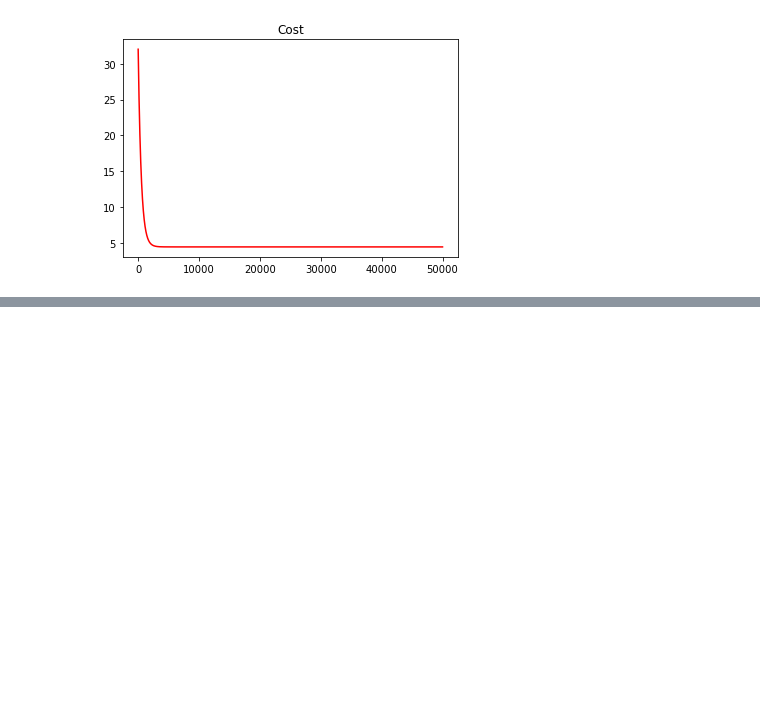
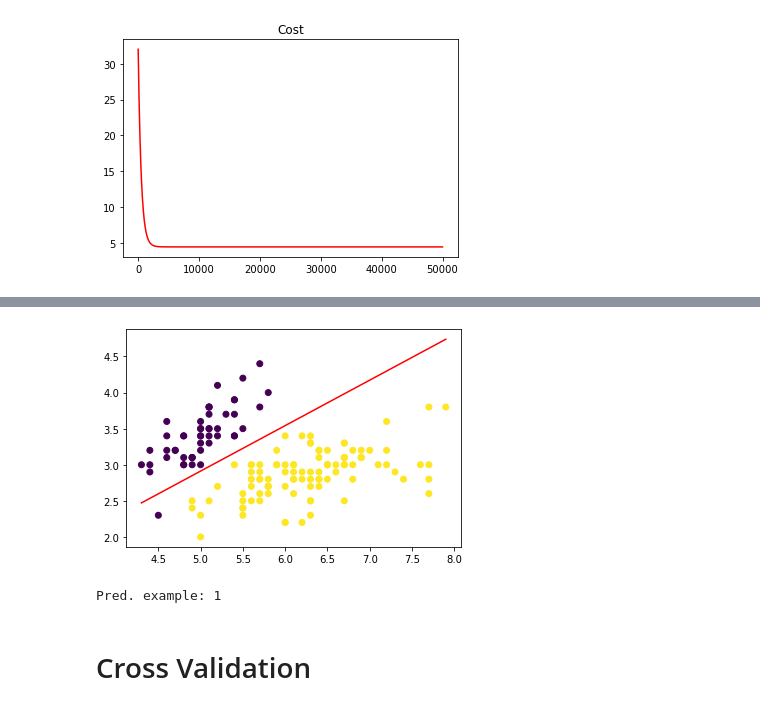
Before and after one commit to Monicasfe/SIB, a Jupyter notebook: scripts/M_eval2.ipynb, the cells around one changed output, grey strips where cells are left out. Drawn from its saved outputs; the diff is of its cells as text; code cells hidden in the pictures; blank space fills up the shorter version.

```diff
--- a/scripts/M_eval2.ipynb
+++ b/scripts/M_eval2.ipynb
@@ -73,0 +154,15 @@ plt.show()
+# %%
+plt.scatter(dataset.X[:,0], dataset.X[:,1],c=dataset.Y)
+_x = np.linspace(min(dataset.X[:,0]),max(dataset.X[:,0]),2)
+_y = [(-logreg.theta[0]-logreg.theta[1]*x)/logreg.theta[2] for x in _x]
+plt.plot(_x, _y, '-', color='red')
+plt.show()
+# %% [output]
+[figure, added]
+# %%
+ex = np.array([5.5, 2])
+print("Pred. example:", logreg.predict(ex))
+# %% [output]
+Pred. example: 1
+# %% [markdown]
+# Cross Validation
```
Also changed, not shown: parts of 22 cells of this notebook, 3 other files.
